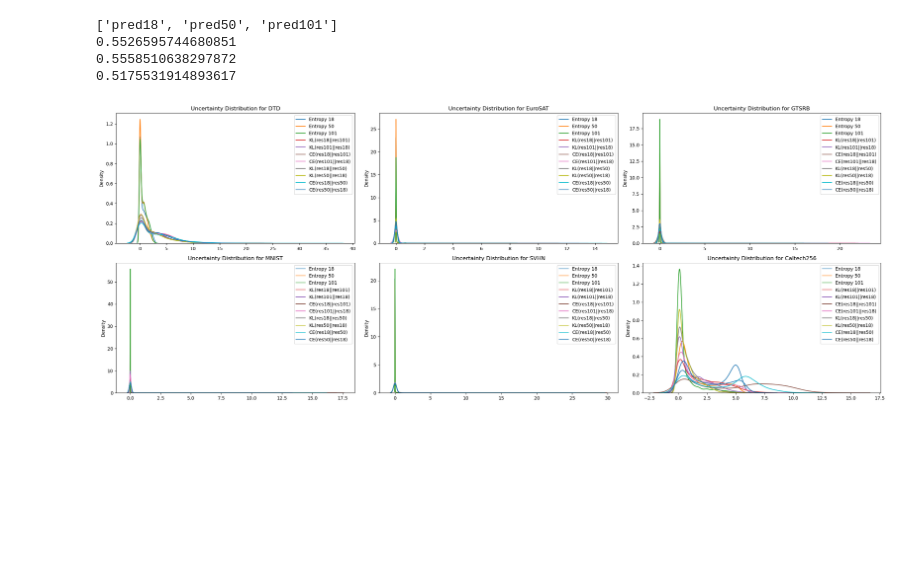
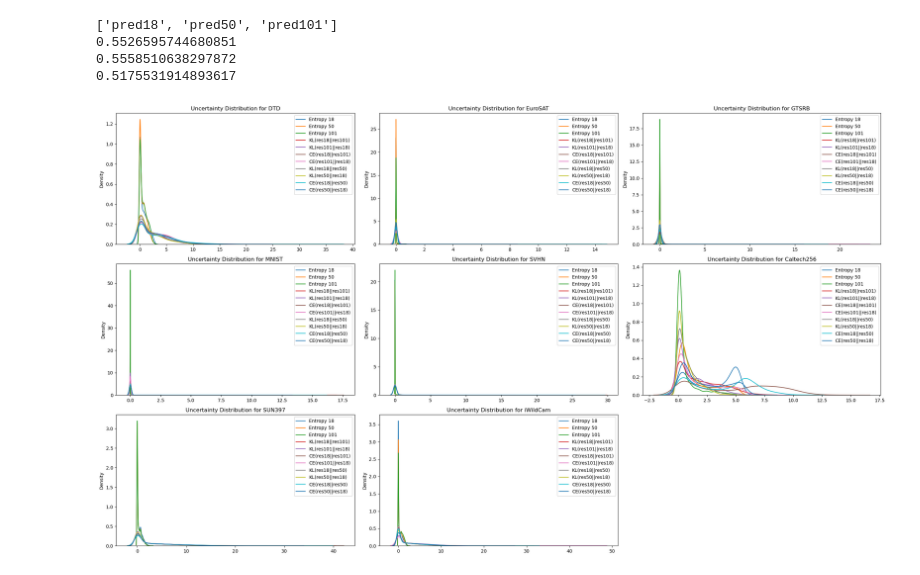
Before and after one commit to TimothyZG/wliura2024, a Jupyter notebook: Analysis/02-uncertainty-distrubution.ipynb, the cells around one changed output. Saved outputs shown, nothing was run; the diff lists cells and outputs as text; code cells hidden in the pictures; blank space fills up the shorter version.

Commit message:
added iWildCam and Sun397 for analysis

```diff
--- a/Analysis/02-uncertainty-distrubution.ipynb
+++ b/Analysis/02-uncertainty-distrubution.ipynb
@@ -4,7 +4,7 @@ import numpy as np
 import matplotlib.pyplot as plt
 import seaborn as sns
 
-datasets = ["DTD","EuroSAT","GTSRB","MNIST","SVHN","Caltech256"]
+datasets = ["DTD","EuroSAT","GTSRB","MNIST","SVHN","Caltech256","SUN397","iWildCam"]
 nbn = "02_" # Notebook Number; Prefix for artifacts path
 # %%
 ds = "DTD"
@@ -34,7 +34,7 @@ for pred_col in pred_list:
 0.5558510638297872
 0.5175531914893617
 # %%
-nrows = 2
+nrows = 3
 ncols = 3
 
 fig, axes = plt.subplots(nrows, ncols, figsize=(8 * ncols, 5 * nrows))
@@ -44,32 +44,32 @@ for i, ds in enumerate(datasets):
     unc_pred = pd.read_csv(f"uncertainty_{ds}.csv", index_col="Unnamed: 0")
     ax = axes[i // ncols, i % ncols]
 
     sns.kdeplot(unc_pred["ent_18"], label='Entropy 18', ax=ax)
     sns.kdeplot(unc_pred["ent_50"], label='Entropy 50', ax=ax)
     sns.kdeplot(unc_pred["ent_101"], label='Entropy 101', ax=ax)
     sns.kdeplot(unc_pred["kl_18_101"], label='KL(res18||res101)', ax=ax)
     sns.kdeplot(unc_pred["kl_101_18"], label='KL(res101||res18)', ax=ax)
     sns.kdeplot(unc_pred["ce_18_101"], label='CE(res18||res101)', ax=ax)
     sns.kdeplot(unc_pred["ce_101_18"], label='CE(res101||res18)', ax=ax)
     sns.kdeplot(unc_pred["kl_18_50"], label='KL(res18||res50)', ax=ax)
     sns.kdeplot(unc_pred["kl_50_18"], label='KL(res50||res18)', ax=ax)
     sns.kdeplot(unc_pred["ce_18_50"], label='CE(res18||res50)', ax=ax)
     sns.kdeplot(unc_pred["ce_50_18"], label='CE(res50||res18)', ax=ax)
 
     ax.set_title(f'Uncertainty Distribution for {ds}')
     ax.set_xlabel("")
     ax.set_ylabel('Density')
     ax.legend()
 
 
 for j in range(len(datasets), nrows * ncols):
     fig.delaxes(axes[j // ncols, j % ncols])
 
 plt.tight_layout(rect=[0, 0.03, 1, 0.95])
 
 plt.savefig(f"artifacts/{nbn}uncertainty_distributions.png")
 
 plt.show()
 # %% [output]
-[figure, old version]
+[figure, new version]
 # %%
```
Also changed, not shown: parts of 3 cells of this notebook, 11 other files.
